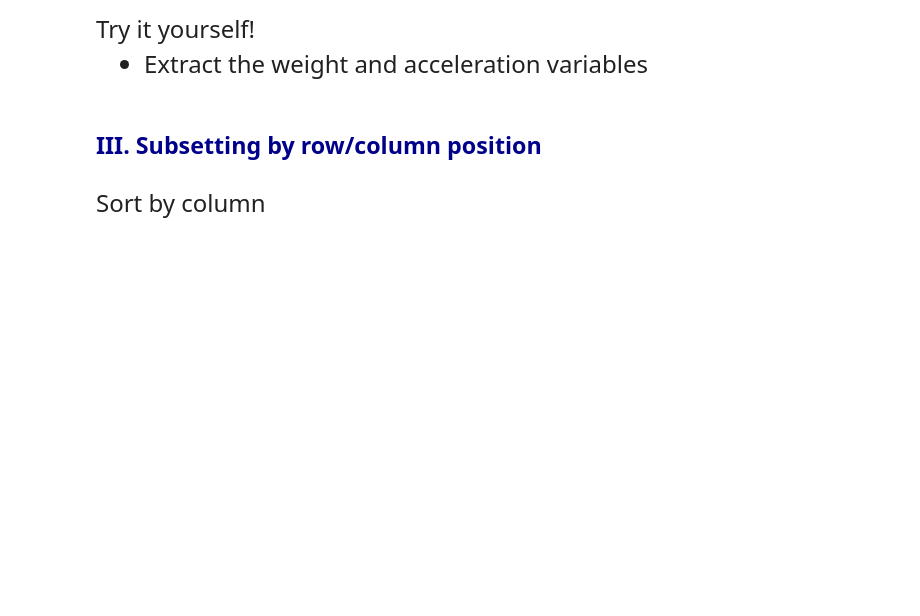
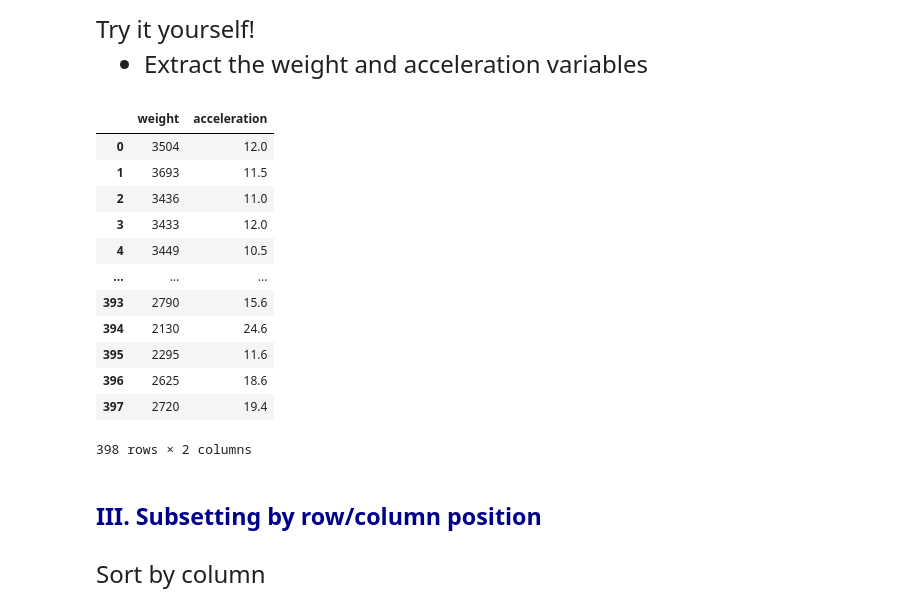
Before and after one commit to j-suave/emoryqtm151, a Jupyter notebook: Lecture 10/Lecture 10.ipynb, the cells around one changed output. Cells and saved outputs as stored; diff of their text form; code cells hidden in the pictures; blank space fills up the shorter version.

```diff
--- a/Lecture 10/Lecture 10.ipynb
+++ b/Lecture 10/Lecture 10.ipynb
@@ -74,7 +118,21 @@ Try it yourself!
 # %%
 # Write your own code
 
-display(carfeatures[["weight", "mpg"]])
+display(carfeatures[["weight", "acceleration"]])
+# %% [output]
+|  | weight | acceleration |
+| 0 | 3504 | 12.0 |
+| 1 | 3693 | 11.5 |
+| 2 | 3436 | 11.0 |
+| 3 | 3433 | 12.0 |
+| 4 | 3449 | 10.5 |
+| ... | ... | ... |
+| 393 | 2790 | 15.6 |
+| 394 | 2130 | 24.6 |
+| 395 | 2295 | 11.6 |
+| 396 | 2625 | 18.6 |
+| 397 | 2720 | 19.4 |
+398 rows × 2 columns
 # %% [markdown]
 ## <span style="color:darkblue"> III. Subsetting by row/column position </span>
 
```
Also changed, not shown: parts of 11 cells of this notebook, 1 other file.
